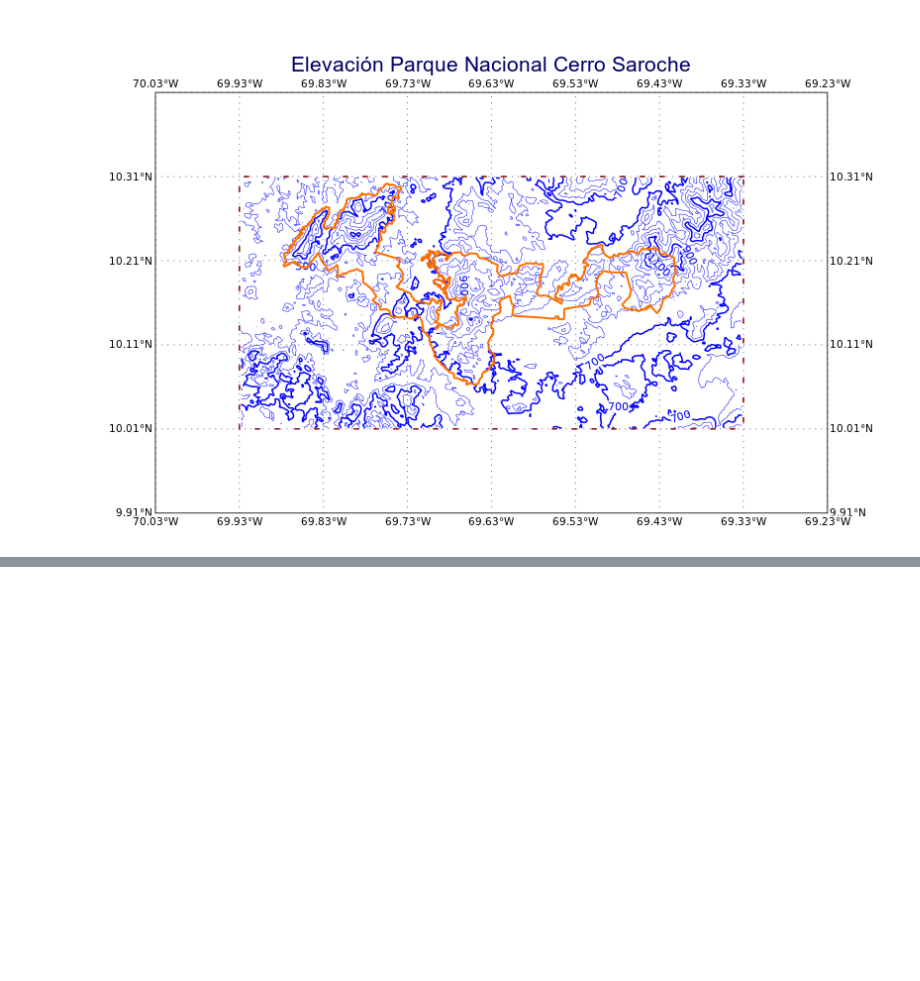
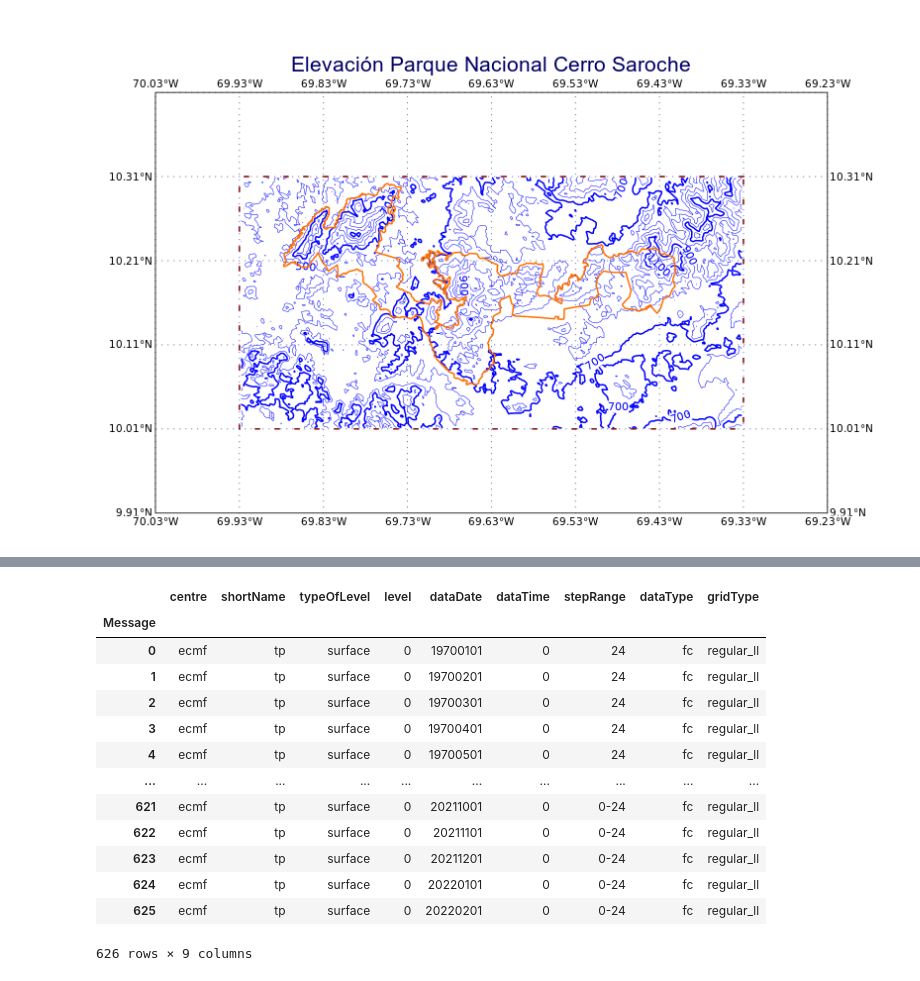
Before and after one commit to esglobe/geet-metview, a Jupyter notebook: 5_0_elevacion_cerro_saroche.ipynb, the cells around one changed output, grey strips where cells are left out. Drawn from its saved outputs; the diff is of its cells as text; code cells hidden in the pictures; blank space fills up the shorter version.

```diff
--- a/5_0_elevacion_cerro_saroche.ipynb
+++ b/5_0_elevacion_cerro_saroche.ipynb
@@ -107,0 +141,20 @@ mv.plot(crete_map, nvis, pltLst, title)
+# %%
+path_precipitacion = './cerro_saroche/cdsapi/total_precipitation.grib'
+precip = mv.Fieldset(path=path_precipitacion)
+
+precip.ls()
+# %% [output]
+|  | centre | shortName | typeOfLevel | level | dataDate | dataTime | stepRange | dataType | gridType |
+| Message |  |  |  |  |  |  |  |  |  |
+| 0 | ecmf | tp | surface | 0 | 19700101 | 0 | 24 | fc | regular_ll |
+| 1 | ecmf | tp | surface | 0 | 19700201 | 0 | 24 | fc | regular_ll |
+| 2 | ecmf | tp | surface | 0 | 19700301 | 0 | 24 | fc | regular_ll |
+| 3 | ecmf | tp | surface | 0 | 19700401 | 0 | 24 | fc | regular_ll |
+| 4 | ecmf | tp | surface | 0 | 19700501 | 0 | 24 | fc | regular_ll |
+| ... | ... | ... | ... | ... | ... | ... | ... | ... | ... |
+| 621 | ecmf | tp | surface | 0 | 20211001 | 0 | 0-24 | fc | regular_ll |
+| 622 | ecmf | tp | surface | 0 | 20211101 | 0 | 0-24 | fc | regular_ll |
+| 623 | ecmf | tp | surface | 0 | 20211201 | 0 | 0-24 | fc | regular_ll |
+| 624 | ecmf | tp | surface | 0 | 20220101 | 0 | 0-24 | fc | regular_ll |
+| 625 | ecmf | tp | surface | 0 | 20220201 | 0 | 0-24 | fc | regular_ll |
+626 rows × 9 columns
```
Also changed, not shown: parts of 7 cells of this notebook.
